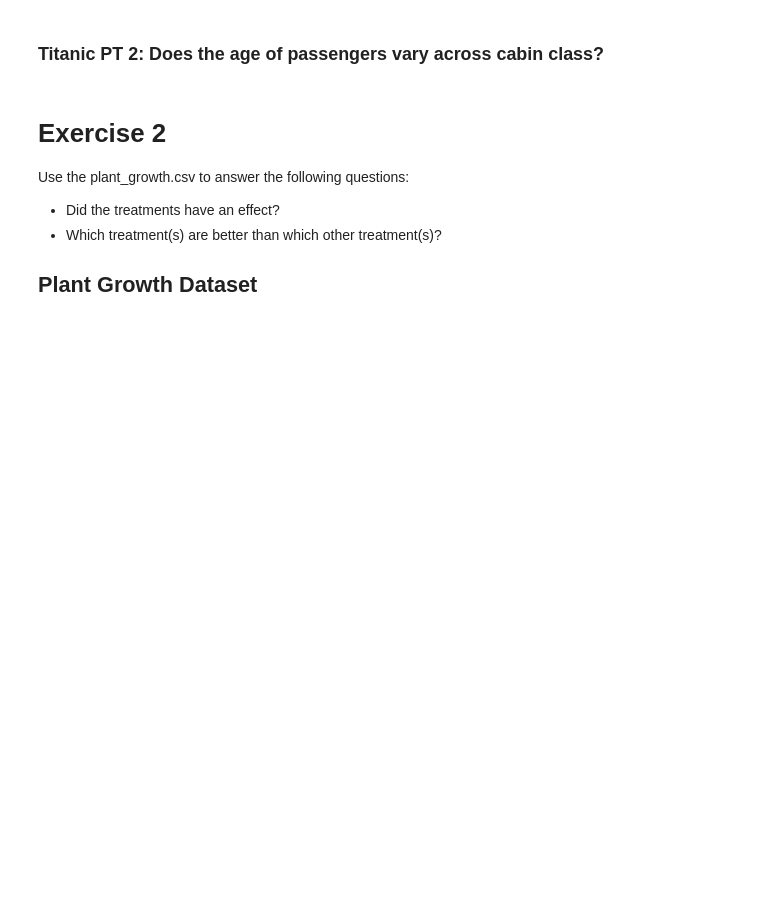
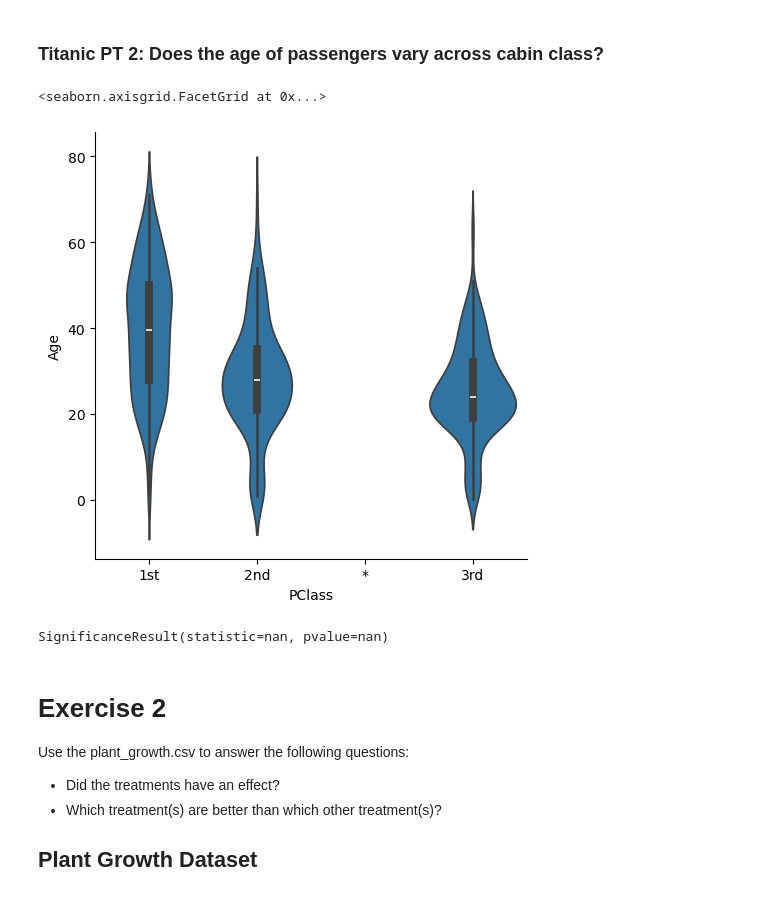
Before and after one commit to Debbcwing/DataScienceBootcamp, a Jupyter notebook: 02_Statistics/day3/STI_EX2-Hypothesis_testing-titanic-plant.ipynb, the cells around one changed output. Cells and saved outputs as stored; diff of their text form; code cells hidden in the pictures; blank space fills up the shorter version.

```diff
--- a/02_Statistics/day3/STI_EX2-Hypothesis_testing-titanic-plant.ipynb
+++ b/02_Statistics/day3/STI_EX2-Hypothesis_testing-titanic-plant.ipynb
@@ -69,7 +126,16 @@ df_titanic
 # %% [markdown]
 ### Titanic PT 2: Does the age of passengers vary across cabin class?
+# %%
+sns.catplot(data=df_titanic, x='PClass', y='Age', kind='violin')
+# %% [output]
+<seaborn.axisgrid.FacetGrid at 0x...>
+[figure, added]
 # %%
 # your code here
+sp_stats = stats.spearmanr(df_titanic['Age'], df_titanic['PClass'])
+sp_stats
+# %% [output]
+SignificanceResult(statistic=nan, pvalue=nan)
 # %% [markdown]
 # Exercise 2
 
```
Also changed, not shown: parts of 31 cells of this notebook, 5 other files.
